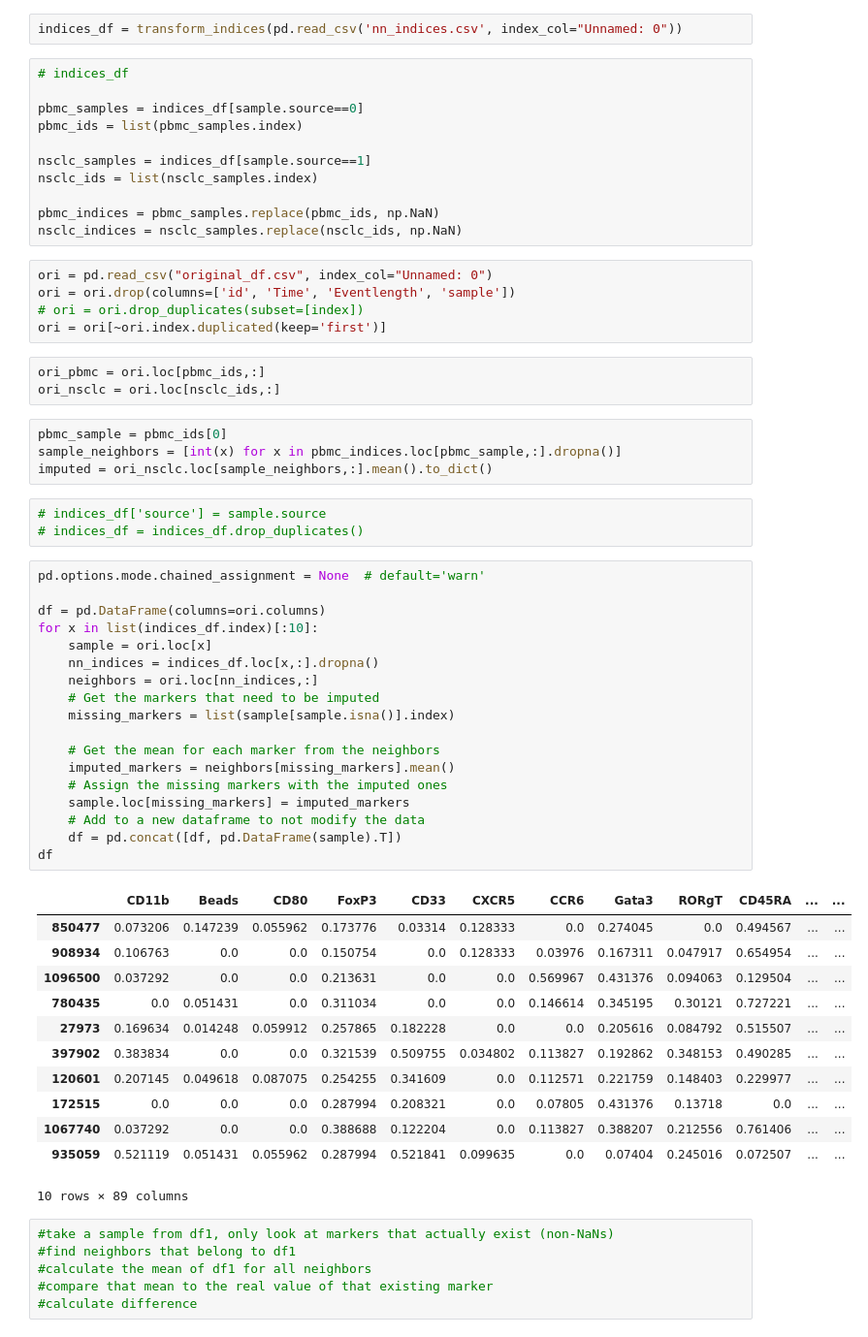
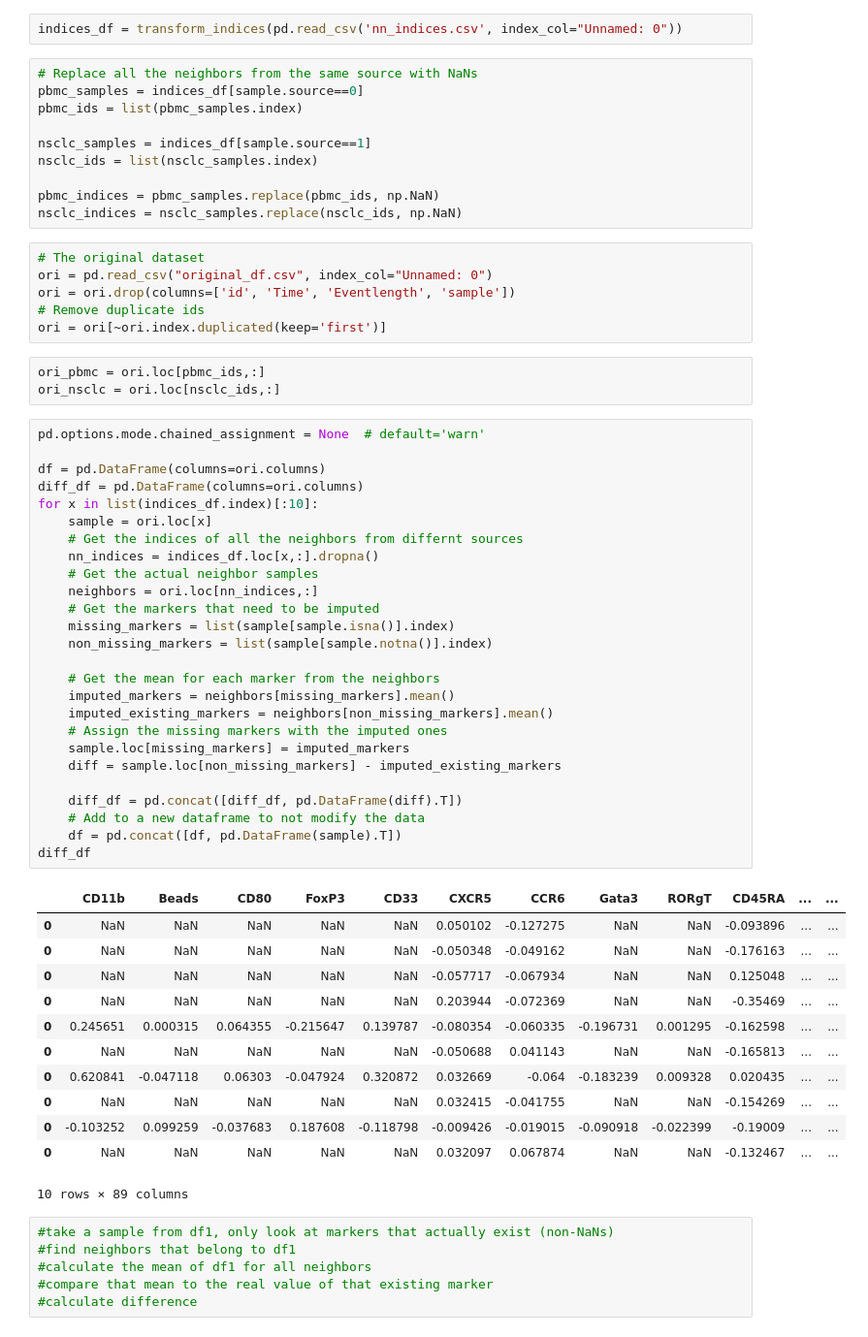
Before and after one commit to razgaon/mass-cytof, a Jupyter notebook: Testing.ipynb, the cells around one changed output. Shown: that part at 97% size. Saved outputs shown, nothing was run; the diff lists cells and outputs as text.

```diff
--- a/Testing.ipynb
+++ b/Testing.ipynb
@@ -89,8 +94,7 @@ def transform_indices(indices_df):
 # %%
 indices_df = transform_indices(pd.read_csv('nn_indices.csv', index_col="Unnamed: 0"))
 # %%
-# indices_df
-
+# Replace all the neighbors from the same source with NaNs
 pbmc_samples = indices_df[sample.source==0]
 pbmc_ids = list(pbmc_samples.index)
 
@@ -100,50 +104,52 @@ nsclc_ids = list(nsclc_samples.index)
 pbmc_indices = pbmc_samples.replace(pbmc_ids, np.NaN)
 nsclc_indices = nsclc_samples.replace(nsclc_ids, np.NaN)
 # %%
+# The original dataset
 ori = pd.read_csv("original_df.csv", index_col="Unnamed: 0")
 ori = ori.drop(columns=['id', 'Time', 'Eventlength', 'sample'])
-# ori = ori.drop_duplicates(subset=[index])
+# Remove duplicate ids
 ori = ori[~ori.index.duplicated(keep='first')]
 # %%
 ori_pbmc = ori.loc[pbmc_ids,:]
 ori_nsclc = ori.loc[nsclc_ids,:]
-# %%
-pbmc_sample = pbmc_ids[0]
-sample_neighbors = [int(x) for x in pbmc_indices.loc[pbmc_sample,:].dropna()]
-imputed = ori_nsclc.loc[sample_neighbors,:].mean().to_dict()
-# %%
-# indices_df['source'] = sample.source
-# indices_df = indices_df.drop_duplicates()
 # %%
 pd.options.mode.chained_assignment = None  # default='warn'
 
 df = pd.DataFrame(columns=ori.columns)
+diff_df = pd.DataFrame(columns=ori.columns)
 for x in list(indices_df.index)[:10]:
     sample = ori.loc[x]
+    # Get the indices of all the neighbors from differnt sources
     nn_indices = indices_df.loc[x,:].dropna()
+    # Get the actual neighbor samples
     neighbors = ori.loc[nn_indices,:]
     # Get the markers that need to be imputed
     missing_markers = list(sample[sample.isna()].index)
+    non_missing_markers = list(sample[sample.notna()].index)
 
     # Get the mean for each marker from the neighbors
     imputed_markers = neighbors[missing_markers].mean()
+    imputed_existing_markers = neighbors[non_missing_markers].mean()
     # Assign the missing markers with the imputed ones
     sample.loc[missing_markers] = imputed_markers
+    diff = sample.loc[non_missing_markers] - imputed_existing_markers
+
+    diff_df = pd.concat([diff_df, pd.DataFrame(diff).T])
     # Add to a new dataframe to not modify the data
     df = pd.concat([df, pd.DataFrame(sample).T])
-df
+diff_df
 # %% [output]
 |  | CD11b | Beads | CD80 | FoxP3 | CD33 | CXCR5 | CCR6 | Gata3 | RORgT | CD45RA | ... | ... |
-| 850477 | 0.073206 | 0.147239 | 0.055962 | 0.173776 | 0.03314 | 0.128333 | 0.0 | 0.274045 | 0.0 | 0.494567 | ... | ... |
-| 908934 | 0.106763 | 0.0 | 0.0 | 0.150754 | 0.0 | 0.128333 | 0.03976 | 0.167311 | 0.047917 | 0.654954 | ... | ... |
-| 1096500 | 0.037292 | 0.0 | 0.0 | 0.213631 | 0.0 | 0.0 | 0.569967 | 0.431376 | 0.094063 | 0.129504 | ... | ... |
-| 780435 | 0.0 | 0.051431 | 0.0 | 0.311034 | 0.0 | 0.0 | 0.146614 | 0.345195 | 0.30121 | 0.727221 | ... | ... |
-| 27973 | 0.169634 | 0.014248 | 0.059912 | 0.257865 | 0.182228 | 0.0 | 0.0 | 0.205616 | 0.084792 | 0.515507 | ... | ... |
-| 397902 | 0.383834 | 0.0 | 0.0 | 0.321539 | 0.509755 | 0.034802 | 0.113827 | 0.192862 | 0.348153 | 0.490285 | ... | ... |
-| 120601 | 0.207145 | 0.049618 | 0.087075 | 0.254255 | 0.341609 | 0.0 | 0.112571 | 0.221759 | 0.148403 | 0.229977 | ... | ... |
-| 172515 | 0.0 | 0.0 | 0.0 | 0.287994 | 0.208321 | 0.0 | 0.07805 | 0.431376 | 0.13718 | 0.0 | ... | ... |
-| 1067740 | 0.037292 | 0.0 | 0.0 | 0.388688 | 0.122204 | 0.0 | 0.113827 | 0.388207 | 0.212556 | 0.761406 | ... | ... |
-| 935059 | 0.521119 | 0.051431 | 0.055962 | 0.287994 | 0.521841 | 0.099635 | 0.0 | 0.07404 | 0.245016 | 0.072507 | ... | ... |
+| 0 | NaN | NaN | NaN | NaN | NaN | 0.050102 | -0.127275 | NaN | NaN | -0.093896 | ... | ... |
+| 0 | NaN | NaN | NaN | NaN | NaN | -0.050348 | -0.049162 | NaN | NaN | -0.176163 | ... | ... |
+| 0 | NaN | NaN | NaN | NaN | NaN | -0.057717 | -0.067934 | NaN | NaN | 0.125048 | ... | ... |
+| 0 | NaN | NaN | NaN | NaN | NaN | 0.203944 | -0.072369 | NaN | NaN | -0.35469 | ... | ... |
+| 0 | 0.245651 | 0.000315 | 0.064355 | -0.215647 | 0.139787 | -0.080354 | -0.060335 | -0.196731 | 0.001295 | -0.162598 | ... | ... |
+| 0 | NaN | NaN | NaN | NaN | NaN | -0.050688 | 0.041143 | NaN | NaN | -0.165813 | ... | ... |
+| 0 | 0.620841 | -0.047118 | 0.06303 | -0.047924 | 0.320872 | 0.032669 | -0.064 | -0.183239 | 0.009328 | 0.020435 | ... | ... |
+| 0 | NaN | NaN | NaN | NaN | NaN | 0.032415 | -0.041755 | NaN | NaN | -0.154269 | ... | ... |
+| 0 | -0.103252 | 0.099259 | -0.037683 | 0.187608 | -0.118798 | -0.009426 | -0.019015 | -0.090918 | -0.022399 | -0.19009 | ... | ... |
+| 0 | NaN | NaN | NaN | NaN | NaN | 0.032097 | 0.067874 | NaN | NaN | -0.132467 | ... | ... |
 10 rows × 89 columns
 # %%
 #take a sample from df1, only look at markers that actually exist (non-NaNs)
```
Also changed, not shown: parts of 10 cells of this notebook, 2 other files.
